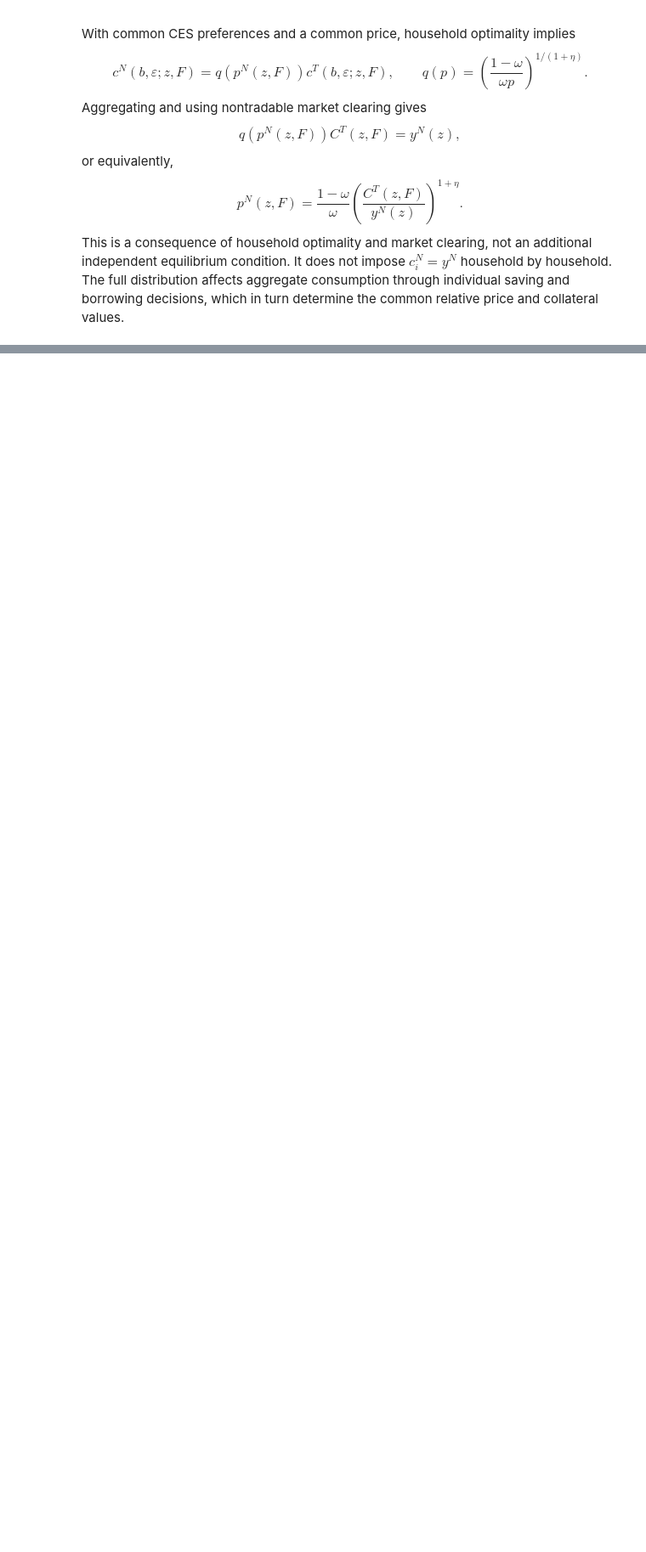
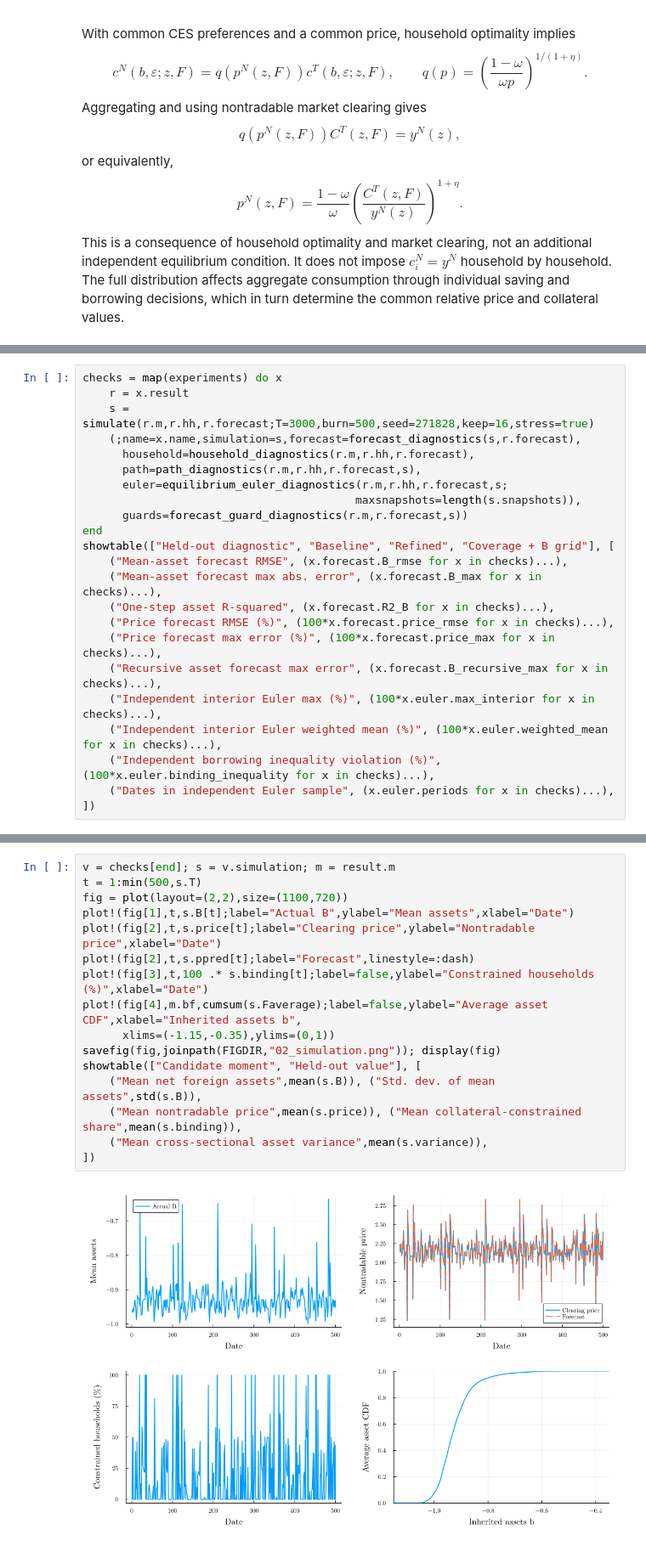
Before and after one commit to YuxuanZhao-Econ/HA_with_Collateral_Constraint, a Jupyter notebook: notebooks/HA_Collateral_Constraint.ipynb, the cells around one changed output, grey strips where cells are left out. Shown at 85% size. Drawn from its saved outputs; the diff is of its cells as text; blank space fills up the shorter version.

```diff
--- a/notebooks/HA_Collateral_Constraint.ipynb
+++ b/notebooks/HA_Collateral_Constraint.ipynb
@@ -372,0 +1045,23 @@ This is a consequence of household optimality and market clearing, not an additi
+# %%
+checks = map(experiments) do x
+    r = x.result
+    s = simulate(r.m,r.hh,r.forecast;T=3000,burn=500,seed=271828,keep=16,stress=true)
+    (;name=x.name,simulation=s,forecast=forecast_diagnostics(s,r.forecast),
+      household=household_diagnostics(r.m,r.hh,r.forecast),
+      path=path_diagnostics(r.m,r.hh,r.forecast,s),
+      euler=equilibrium_euler_diagnostics(r.m,r.hh,r.forecast,s;
+                                         maxsnapshots=length(s.snapshots)),
+      guards=forecast_guard_diagnostics(r.m,r.forecast,s))
+end
+showtable(["Held-out diagnostic", "Baseline", "Refined", "Coverage + B grid"], [
+    ("Mean-asset forecast RMSE", (x.forecast.B_rmse for x in checks)...),
+    ("Mean-asset forecast max abs. error", (x.forecast.B_max for x in checks)...),
+    ("One-step asset R-squared", (x.forecast.R2_B for x in checks)...),
+    ("Price forecast RMSE (%)", (100*x.forecast.price_rmse for x in checks)...),
+    ("Price forecast max error (%)", (100*x.forecast.price_max for x in checks)...),
+    ("Recursive asset forecast max error", (x.forecast.B_recursive_max for x in checks)...),
+    ("Independent interior Euler max (%)", (100*x.euler.max_interior for x in checks)...),
+    ("Independent interior Euler weighted mean (%)", (100*x.euler.weighted_mean for x in checks)...),
+    ("Independent borrowing inequality violation (%)", (100*x.euler.binding_inequality for x in checks)...),
+    ("Dates in independent Euler sample", (x.euler.periods for x in checks)...),
+])
@@ -372,0 +1122,18 @@ This is a consequence of household optimality and market clearing, not an additi
+# %%
+v = checks[end]; s = v.simulation; m = result.m
+t = 1:min(500,s.T)
+fig = plot(layout=(2,2),size=(1100,720))
+plot!(fig[1],t,s.B[t];label="Actual B",ylabel="Mean assets",xlabel="Date")
+plot!(fig[2],t,s.price[t];label="Clearing price",ylabel="Nontradable price",xlabel="Date")
+plot!(fig[2],t,s.ppred[t];label="Forecast",linestyle=:dash)
+plot!(fig[3],t,100 .* s.binding[t];label=false,ylabel="Constrained households (%)",xlabel="Date")
+plot!(fig[4],m.bf,cumsum(s.Faverage);label=false,ylabel="Average asset CDF",xlabel="Inherited assets b",
+      xlims=(-1.15,-0.35),ylims=(0,1))
+savefig(fig,joinpath(FIGDIR,"02_simulation.png")); display(fig)
+showtable(["Candidate moment", "Held-out value"], [
+    ("Mean net foreign assets",mean(s.B)), ("Std. dev. of mean assets",std(s.B)),
+    ("Mean nontradable price",mean(s.price)), ("Mean collateral-constrained share",mean(s.binding)),
+    ("Mean cross-sectional asset variance",mean(s.variance)),
+])
+# %% [output]
+[figure, added]
```
Also changed, not shown: parts of 28 cells of this notebook, 23 other files.
